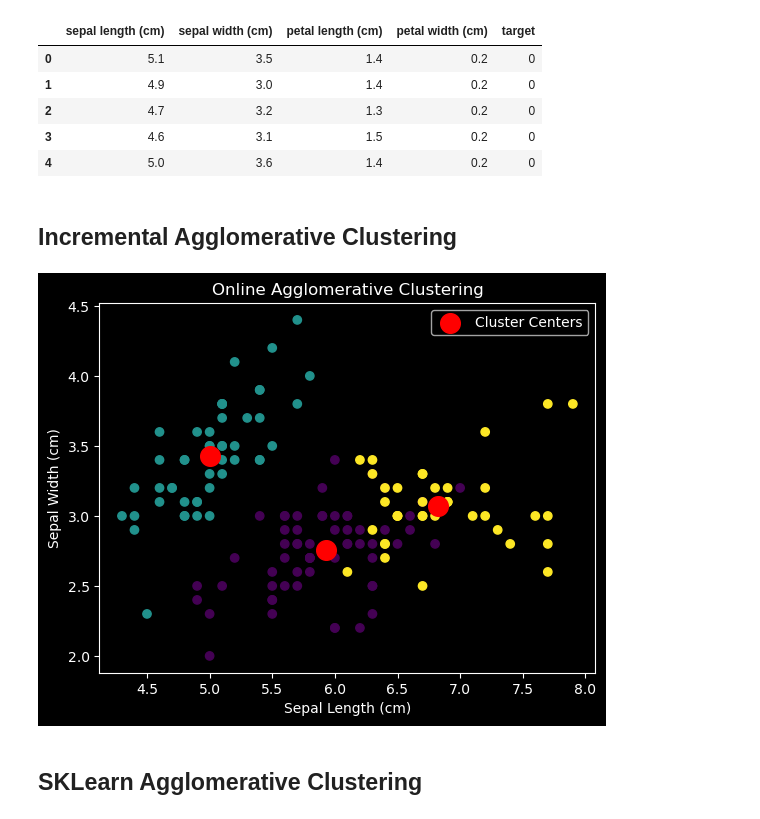
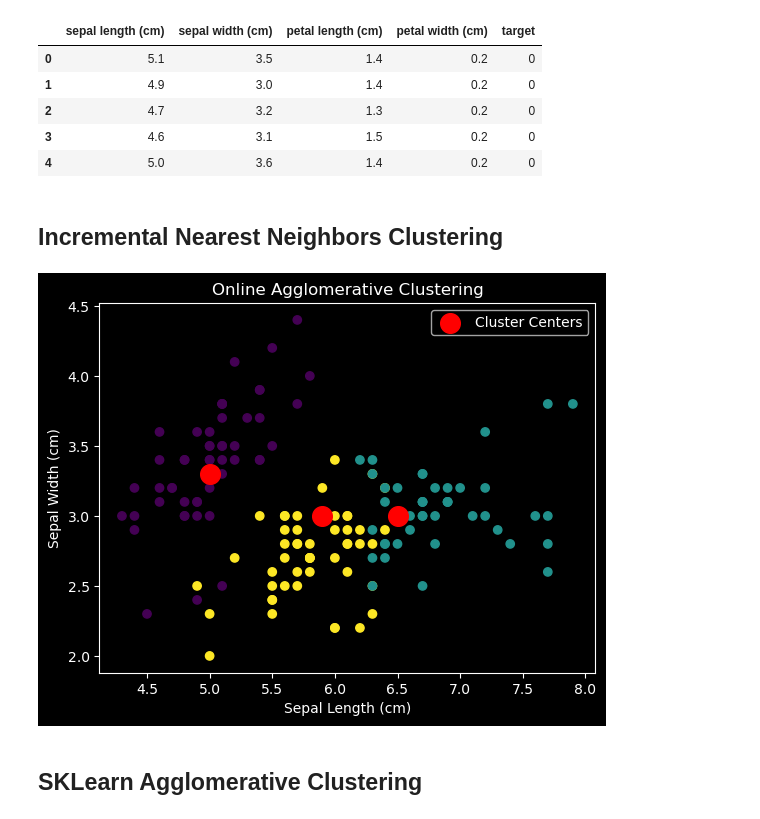
Before and after one commit to Pyrole-2002/project-7-incremental-clustering, a Jupyter notebook: src/sequential_nrst-nbr.ipynb, the cells around one changed output. Drawn from its saved outputs; the diff is of its cells as text; code cells hidden in the pictures.

Commit message:
nearest neighbors done

```diff
--- a/src/sequential_nrst-nbr.ipynb
+++ b/src/sequential_nrst-nbr.ipynb
@@ -26,9 +26,9 @@ iris.head()
 | 3 | 4.6 | 3.1 | 1.5 | 0.2 | 0 |
 | 4 | 5.0 | 3.6 | 1.4 | 0.2 | 0 |
 # %% [markdown]
-## Incremental Agglomerative Clustering
+## Incremental Nearest Neighbors Clustering
 # %%
-class OnlineAggClustering:
+class OnlineNrstNbr:
     def __init__(self, k, random_state=42):
         self.k = k
         self.centroids = None
@@ -37,7 +37,7 @@ class OnlineAggClustering:
 
     def fit(self, X):
         self.centroids = X[np.random.choice(X.shape[0], self.k, replace=False)]
-        self.cluster_counts = np.zeros(self.k)
+        self.cluster_counts = np.ones(self.k)
 
     def predict(self, new_point):
         cluster_distances = np.zeros(self.k)
@@ -52,7 +52,7 @@ class OnlineAggClustering:
 
         # calculate distance between every pair of clusters
         # store the pair of centroids with smallest distance
-        # merge the two clusters with smallest distance
+        # replace the two centroids with one of them
         # repeat until k clusters remain
         while len(self.centroids) > self.k:
             cluster_distances = np.zeros((len(self.centroids), len(self.centroids)))
@@ -61,10 +61,20 @@ class OnlineAggClustering:
                     cluster_distances[i, j] = np.sqrt(np.sum((self.centroids[i] - self.centroids[j])**2))
             np.fill_diagonal(cluster_distances, np.inf) # set diagonal to infinity so we don't merge a cluster with itself
             c1, c2 = np.unravel_index(cluster_distances.argmin(), cluster_distances.shape) # find the indices of the smallest distance
-            self.centroids[c1] = 1.0 / (self.cluster_counts[c1] + self.cluster_counts[c2]) * (self.cluster_counts[c1] * self.centroids[c1] + self.cluster_counts[c2] * self.centroids[c2])
-            self.cluster_counts[c1] += self.cluster_counts[c2]
-            self.centroids = np.delete(self.centroids, c2, axis=0)
-            self.cluster_counts = np.delete(self.cluster_counts, c2, axis=0)
+            # calculate distance of new point to c1 and c2
+            c1_dist = np.sqrt(np.sum((new_point - self.centroids[c1])**2))
+            c2_dist = np.sqrt(np.sum((new_point - self.centroids[c2])**2))
+            # merge the cluster with the smaller distance to the new point
+            if c1_dist < c2_dist:
+                c_parent = c1
+                c_daughter = c2
+            else:
+                c_parent = c2
+                c_daughter = c1
+            # move points from more_points to fewer_points
+            self.cluster_counts[c_parent] += self.cluster_counts[c_daughter]
+            self.cluster_counts = np.delete(self.cluster_counts, c_daughter, axis=0)
+            self.centroids = np.delete(self.centroids, c_daughter, axis=0)
 
     def plot_clusters(self, X):
         plt.scatter(X[:, 0], X[:, 1], c=np.argmin(np.linalg.norm(X[:, np.newaxis] - self.centroids, axis=2), axis=1), cmap='viridis')
@@ -77,20 +87,20 @@ class OnlineAggClustering:
         plt.legend()
         plt.show()
 # %%
-# Create an instance of the OnlineAggClustering class
-online_agg = OnlineAggClustering(k=3, random_state=42)
+# Create an instance of the OnlineNrstNbr class
+online_agg = OnlineNrstNbr(k=3, random_state=1)
 
 # Initialize the centroids
 online_agg.fit(iris_data)
 
 # Loop through each data point and update the centroids
 for point in iris_data:
     online_agg.update(point)
 
 # Plot the final results
 online_agg.plot_clusters(iris_data)
 # %% [output]
-[figure, old version]
+[figure, new version]
 # %% [markdown]
 ## SKLearn Agglomerative Clustering
 # %%
```
Also changed, not shown: parts of 3 cells of this notebook.
